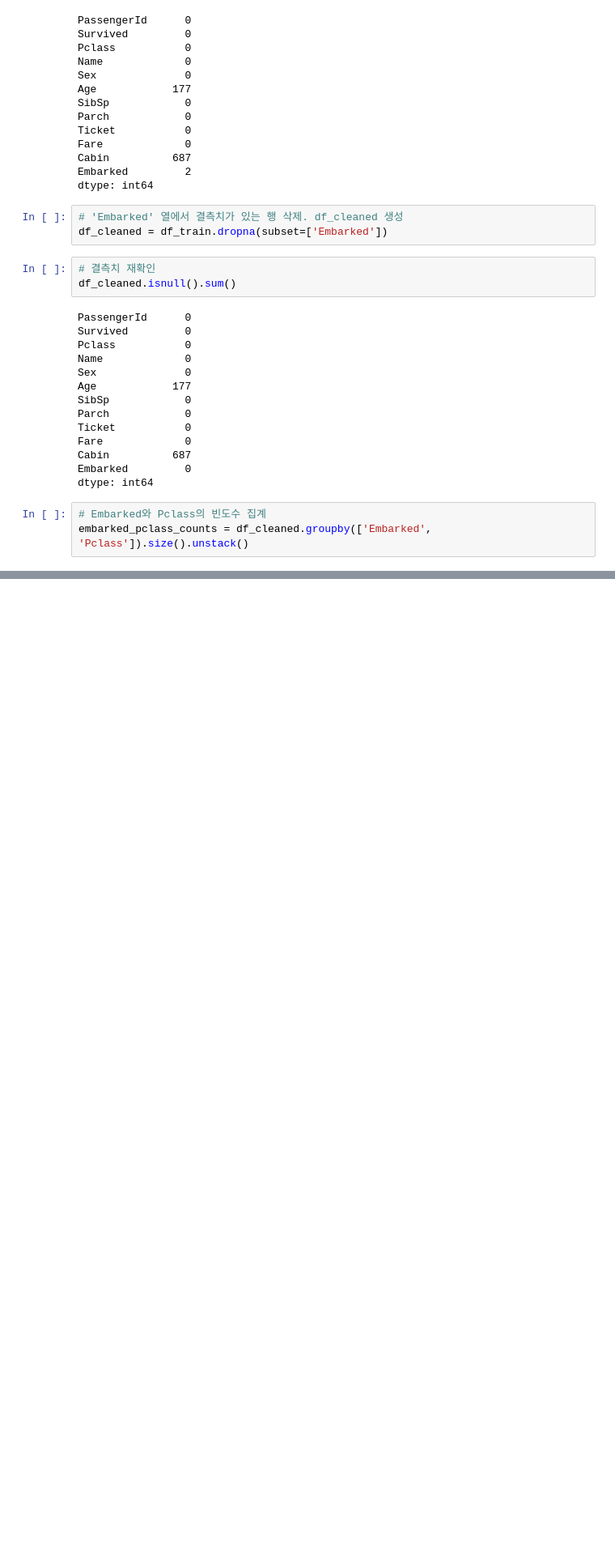
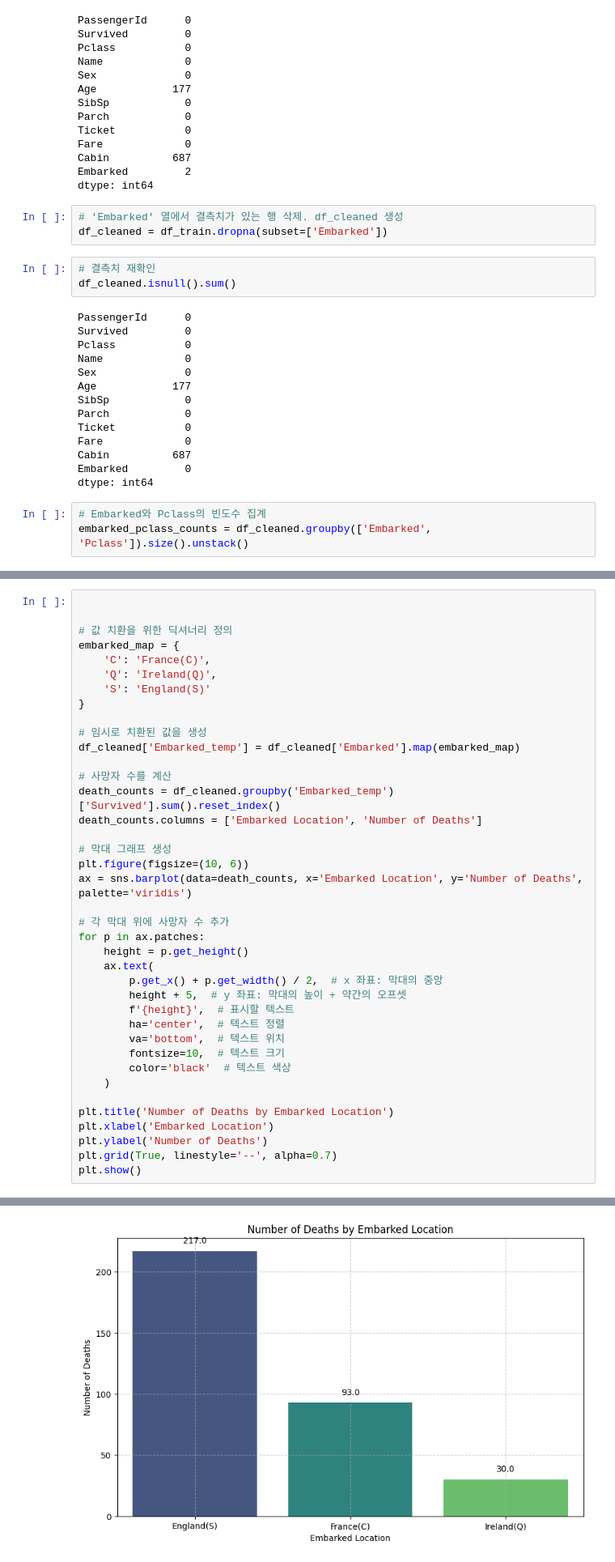
Before and after one commit to taelyne/titanic, a Jupyter notebook: titanic_2.ipynb, the cells around one changed output, grey strips where cells are left out. Shown: that part at 81% size. Saved outputs shown, nothing was run; the diff lists cells and outputs as text; blank space fills up the shorter version.

```diff
--- a/titanic_2.ipynb
+++ b/titanic_2.ipynb
@@ -159,0 +170,40 @@ See the caveats in the documentation: https://pandas.pydata.org/pandas-docs/stab
+# %%
+
+
+# 값 치환을 위한 딕셔너리 정의
+embarked_map = {
+    'C': 'France(C)',
+    'Q': 'Ireland(Q)',
+    'S': 'England(S)'
+}
+
+# 임시로 치환된 값을 생성
+df_cleaned['Embarked_temp'] = df_cleaned['Embarked'].map(embarked_map)
+
+# 사망자 수를 계산
+death_counts = df_cleaned.groupby('Embarked_temp')['Survived'].sum().reset_index()
+death_counts.columns = ['Embarked Location', 'Number of Deaths']
+
+# 막대 그래프 생성
+plt.figure(figsize=(10, 6))
+ax = sns.barplot(data=death_counts, x='Embarked Location', y='Number of Deaths', palette='viridis')
+
+# 각 막대 위에 사망자 수 추가
+for p in ax.patches:
+    height = p.get_height()
+    ax.text(
+        p.get_x() + p.get_width() / 2,  # x 좌표: 막대의 중앙
+        height + 5,  # y 좌표: 막대의 높이 + 약간의 오프셋
+        f'{height}',  # 표시할 텍스트
+        ha='center',  # 텍스트 정렬
+        va='bottom',  # 텍스트 위치
+        fontsize=10,  # 텍스트 크기
+        color='black'  # 텍스트 색상
+    )
+
+plt.title('Number of Deaths by Embarked Location')
+plt.xlabel('Embarked Location')
+plt.ylabel('Number of Deaths')
+plt.grid(True, linestyle='--', alpha=0.7)
+plt.show()
+# %% [output]
@@ -159,0 +219 @@ See the caveats in the documentation: https://pandas.pydata.org/pandas-docs/stab
+[figure, added]
```
Also changed, not shown: parts of 5 cells of this notebook.
